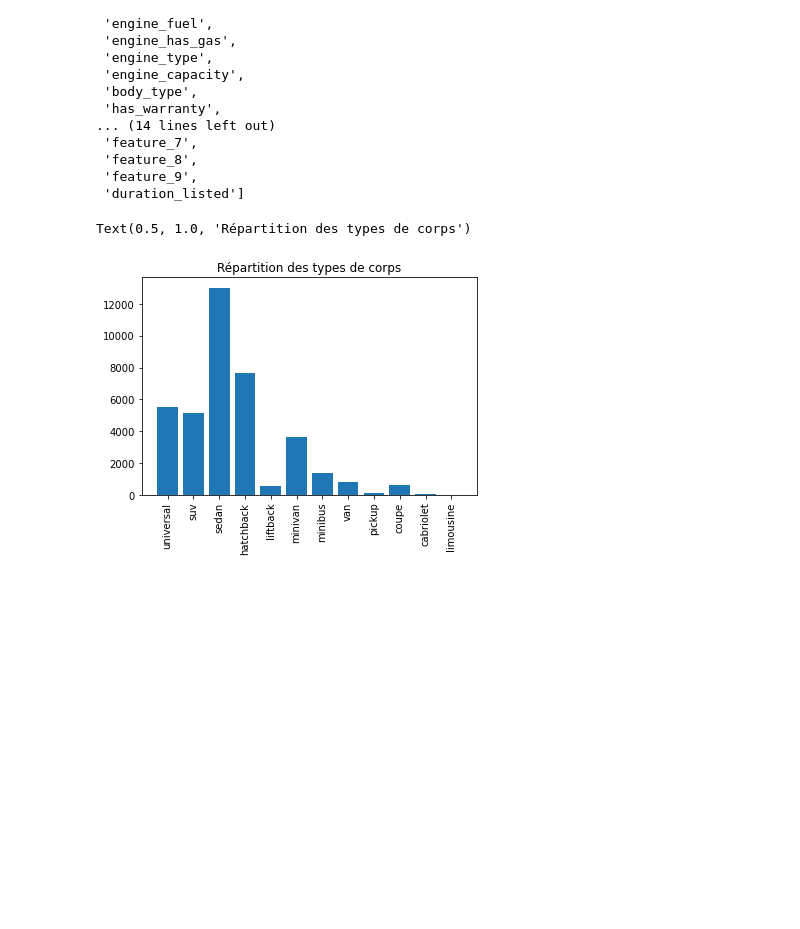
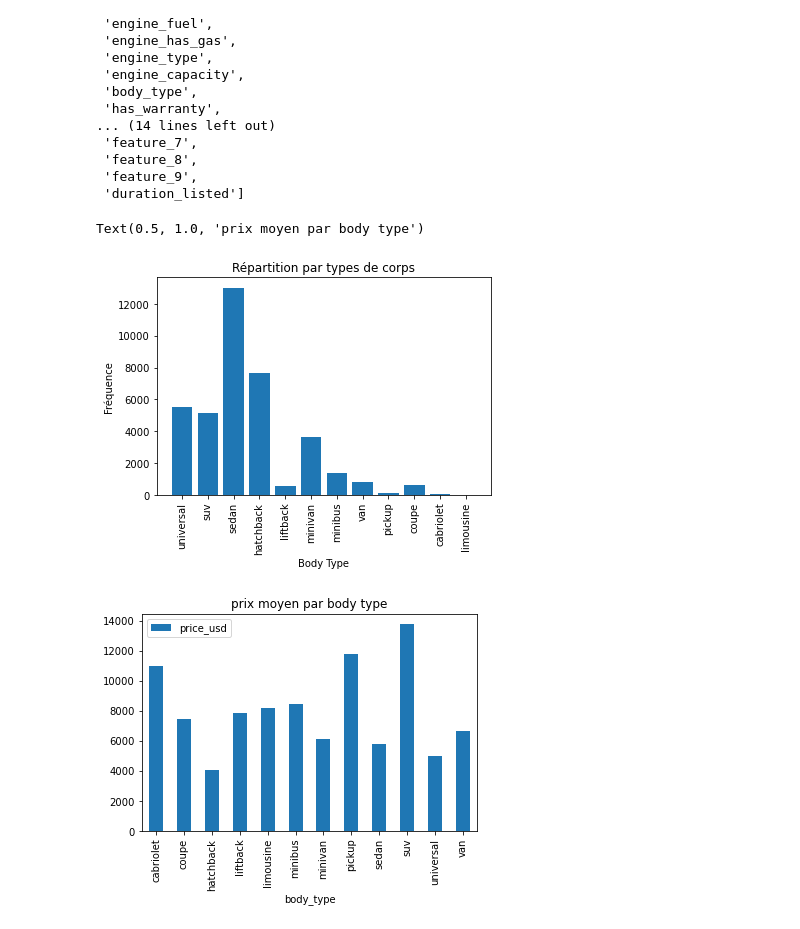
Before and after one commit to kerhogo/ias_cars, a Jupyter notebook: Visualisation.ipynb, the cells around one changed output. Cells and saved outputs as stored; diff of their text form; code cells hidden in the pictures; blank space fills up the shorter version.

```diff
--- a/Visualisation.ipynb
+++ b/Visualisation.ipynb
@@ -49,11 +49,16 @@ list(cars.columns)
 # %%
 col = cars.body_type
 c = Counter(col)
 plt.bar(c.keys(), c.values())
 plt.xticks(rotation='vertical')
 plt.title('Répartition par types de corps')
 plt.xlabel('Body Type')
 plt.ylabel('Fréquence')
+
+df = pd.DataFrame(cars.groupby(['body_type'])['price_usd'].mean())
+df.plot.bar()
+plt.title('prix moyen par body type')
 # %% [output]
-Text(0.5, 1.0, 'Répartition des types de corps')
+Text(0.5, 1.0, 'prix moyen par body type')
-[figure, old version]
+[figure, new version]
+[figure, added]
```
Also changed, not shown: parts of 8 cells of this notebook.
